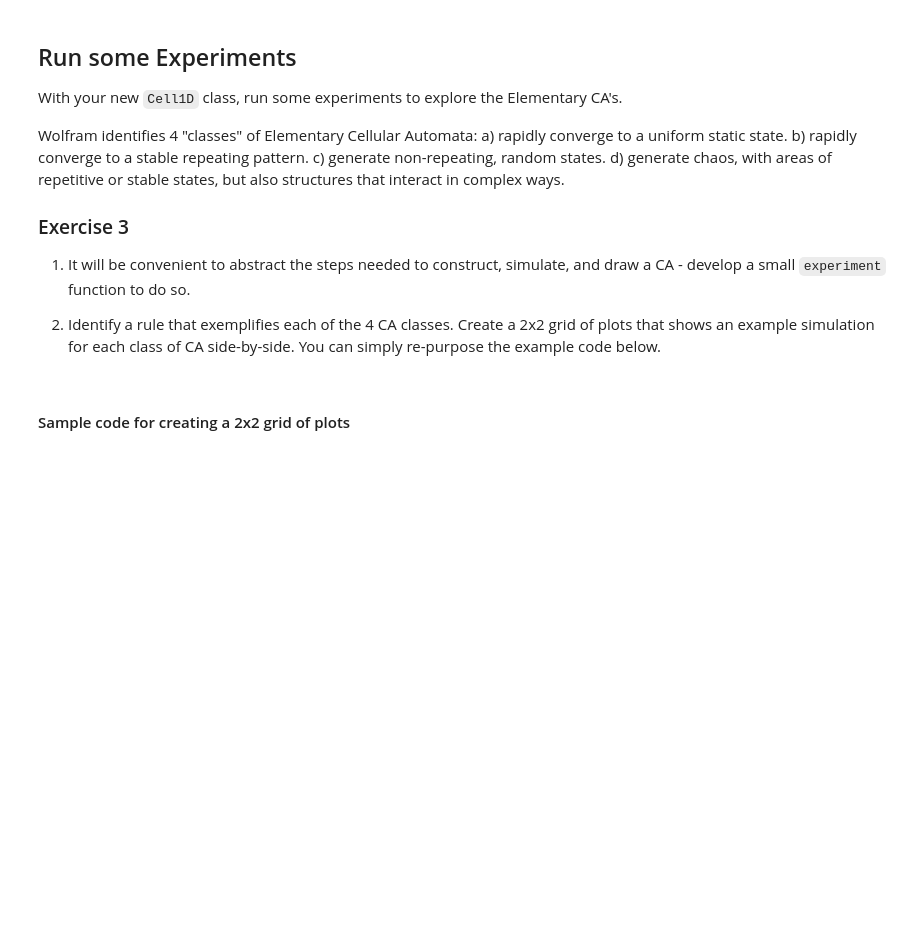
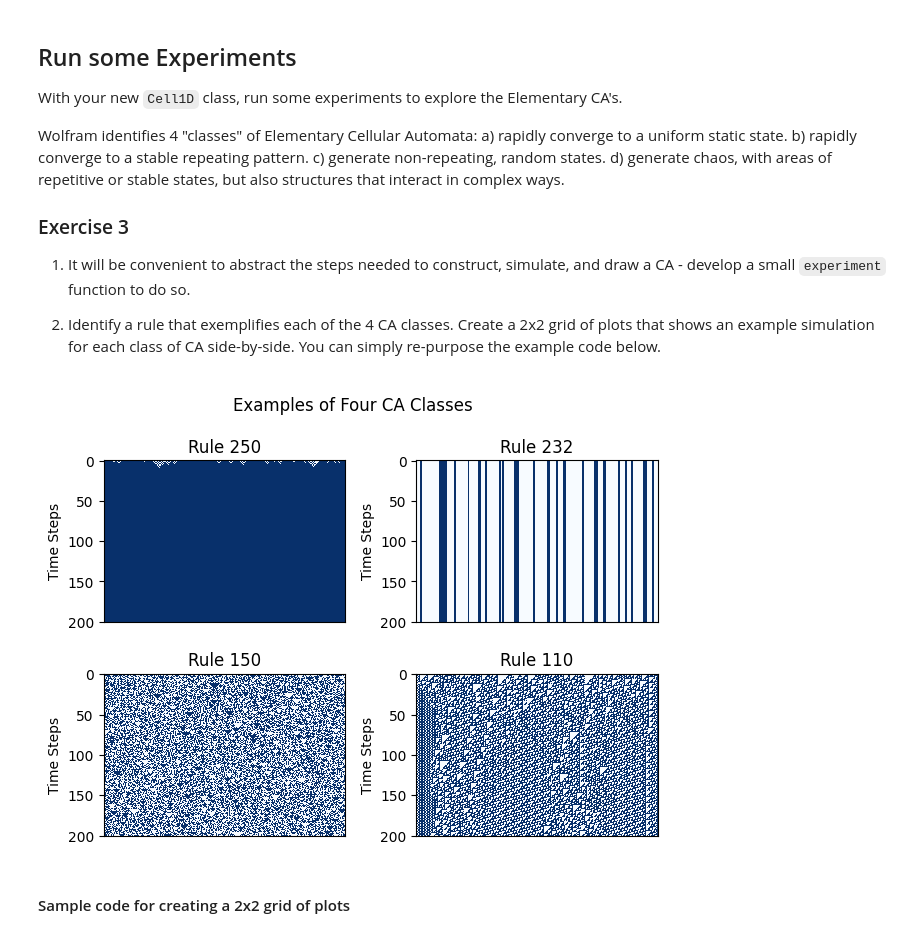
Before and after one commit to zhdavidlu/cap-comp215, a Jupyter notebook: labs/lab05-CA-1D.ipynb, the cells around one changed output. Cells and saved outputs as stored; diff of their text form; code cells hidden in the pictures; blank space fills up the shorter version.

```diff
--- a/labs/lab05-CA-1D.ipynb
+++ b/labs/lab05-CA-1D.ipynb
@@ -245,3 +253,19 @@ Wolfram identifies 4 "classes" of Elementary Cellular Automata:
+# %%
+# Solution for Ex. 3 here...
+
+def axes_layout(nrows=1, ncols=1, fig_title=None, **kwargs):
+    """ layout nrows x ncols axes with sensible defaults.  kwargs passed directly to `plt.subplots()`"""
+    kwargs = {**dict(layout='tight'), **kwargs}
+    fig, axes = plt.subplots(nrows=nrows, ncols=ncols, **kwargs)
+    if fig_title:
+        fig.suptitle(fig_title)
+    return axes
+
+axes = axes_layout(2, 2, fig_title='Examples of Four CA Classes')
+for ax, rule in zip(axes.flat, (250, 232, 150, 110)):
+    Cell1D.experiment(rule, axes = ax)
+# %% [output]
+[figure, added]
 # %% [markdown]
 #### Sample code for creating a 2x2 grid of plots
 # %%
```
Also changed, not shown: parts of 6 cells of this notebook.
